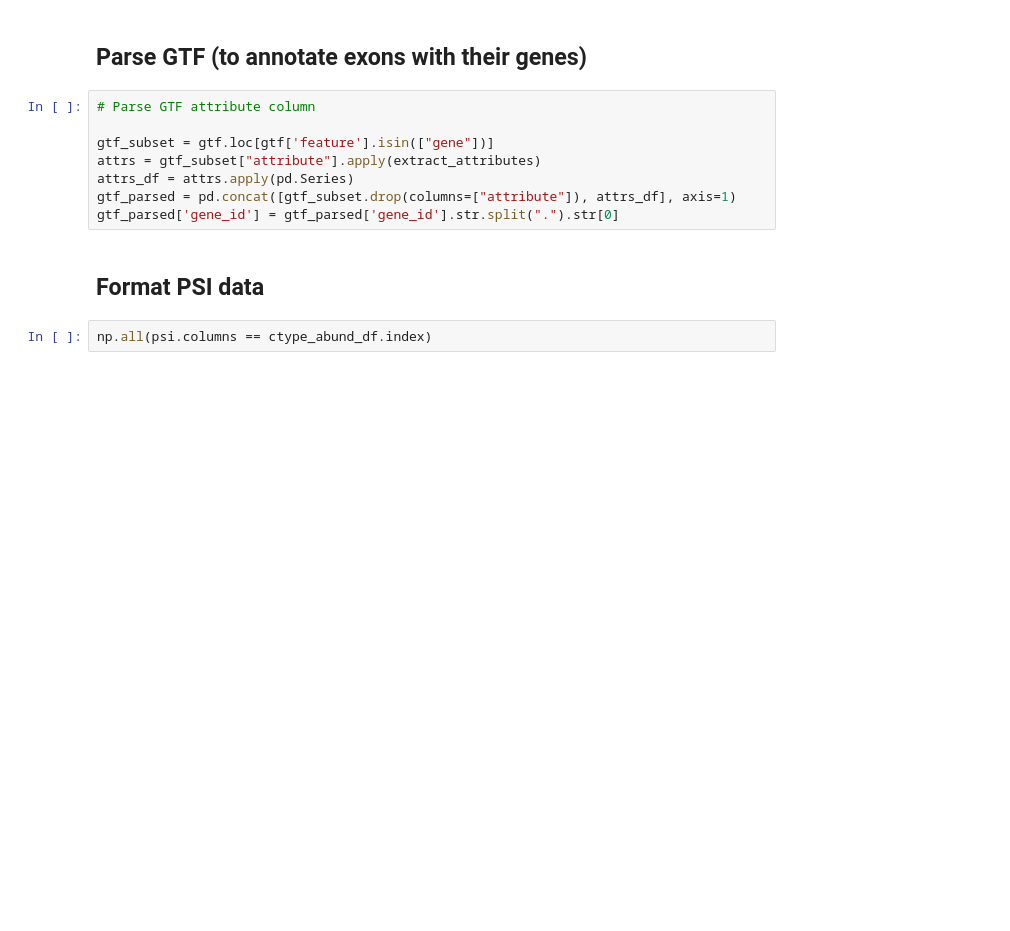
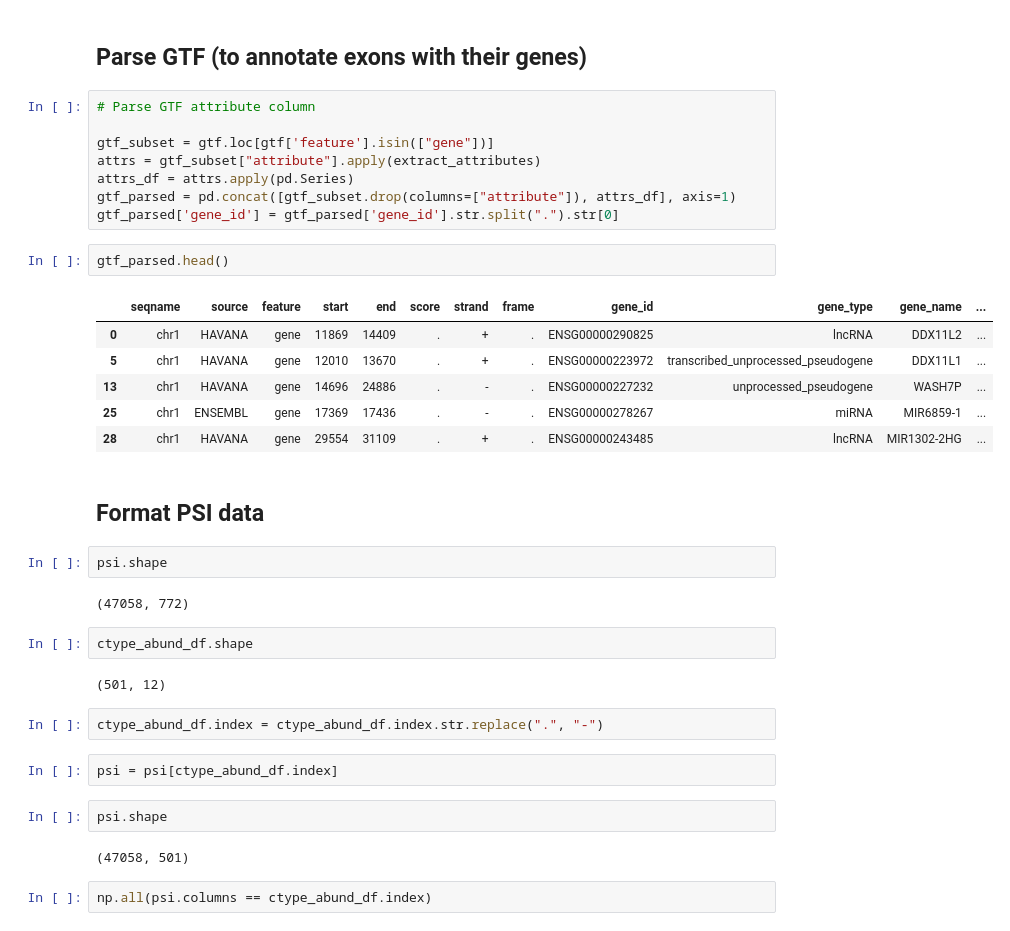
Before and after one commit to reliscu/bulk_splicing_GTEx_cortex, a Jupyter notebook: 25_calc_corr_pvals.ipynb, the cells around one changed output. Cells and saved outputs as stored; diff of their text form; blank space fills up the shorter version.

Commit message:
annotating genes/filtering exons

```diff
--- a/25_calc_corr_pvals.ipynb
+++ b/25_calc_corr_pvals.ipynb
@@ -118,8 +118,33 @@ attrs = gtf_subset["attribute"].apply(extract_attributes)
 attrs_df = attrs.apply(pd.Series)
 gtf_parsed = pd.concat([gtf_subset.drop(columns=["attribute"]), attrs_df], axis=1)
 gtf_parsed['gene_id'] = gtf_parsed['gene_id'].str.split(".").str[0]
+# %%
+gtf_parsed.head()
+# %% [output]
+|  | seqname | source | feature | start | end | score | strand | frame | gene_id | gene_type | gene_name | ... |
+| 0 | chr1 | HAVANA | gene | 11869 | 14409 | . | + | . | ENSG00000290825 | lncRNA | DDX11L2 | ... |
+| 5 | chr1 | HAVANA | gene | 12010 | 13670 | . | + | . | ENSG00000223972 | transcribed_unprocessed_pseudogene | DDX11L1 | ... |
+| 13 | chr1 | HAVANA | gene | 14696 | 24886 | . | - | . | ENSG00000227232 | unprocessed_pseudogene | WASH7P | ... |
+| 25 | chr1 | ENSEMBL | gene | 17369 | 17436 | . | - | . | ENSG00000278267 | miRNA | MIR6859-1 | ... |
+| 28 | chr1 | HAVANA | gene | 29554 | 31109 | . | + | . | ENSG00000243485 | lncRNA | MIR1302-2HG | ... |
 # %% [markdown]
 ## Format PSI data
+# %%
+psi.shape
+# %% [output]
+(47058, 772)
+# %%
+ctype_abund_df.shape
+# %% [output]
+(501, 12)
+# %%
+ctype_abund_df.index = ctype_abund_df.index.str.replace(".", "-")
+# %%
+psi = psi[ctype_abund_df.index]
+# %%
+psi.shape
+# %% [output]
+(47058, 501)
 # %%
 np.all(psi.columns == ctype_abund_df.index)
 # %% [output]
```
Also changed, not shown: parts of 12 cells of this notebook, 7 other files.
